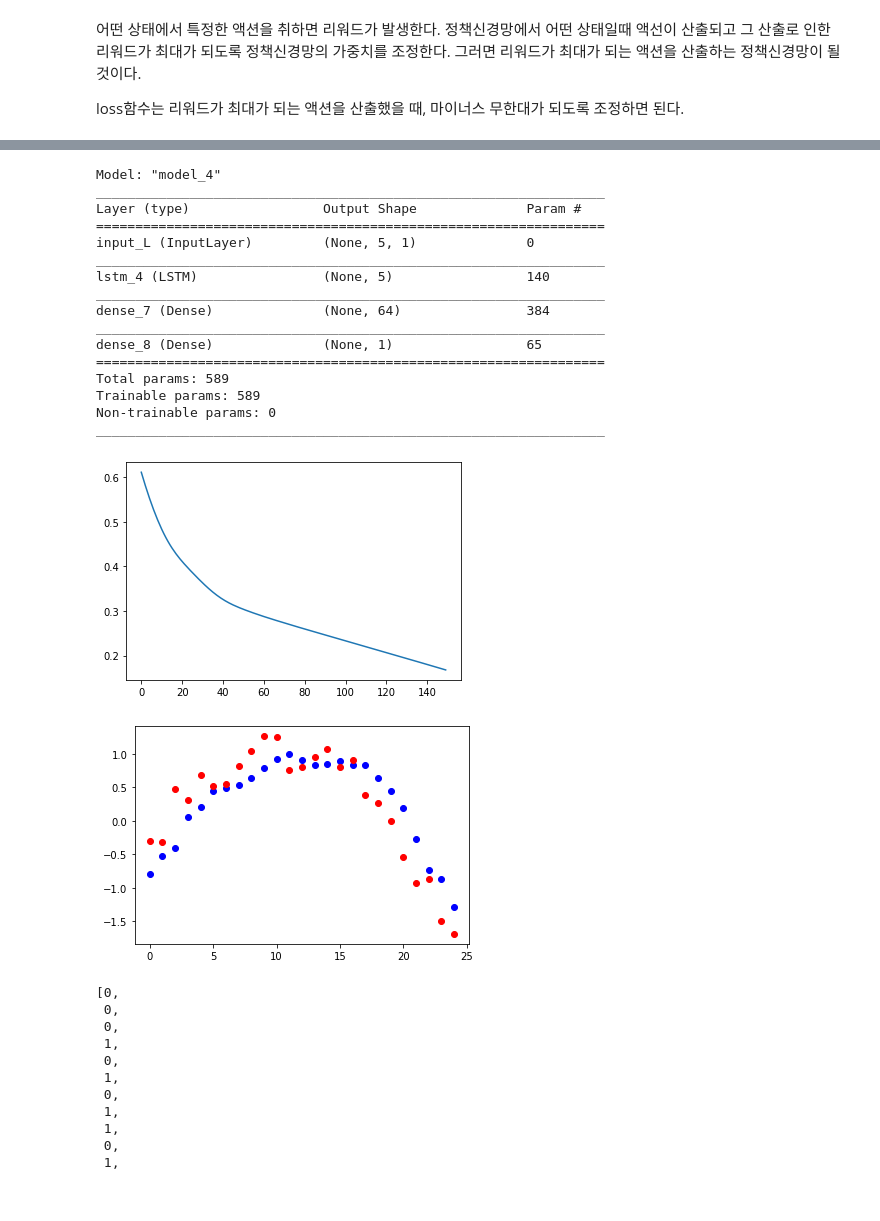
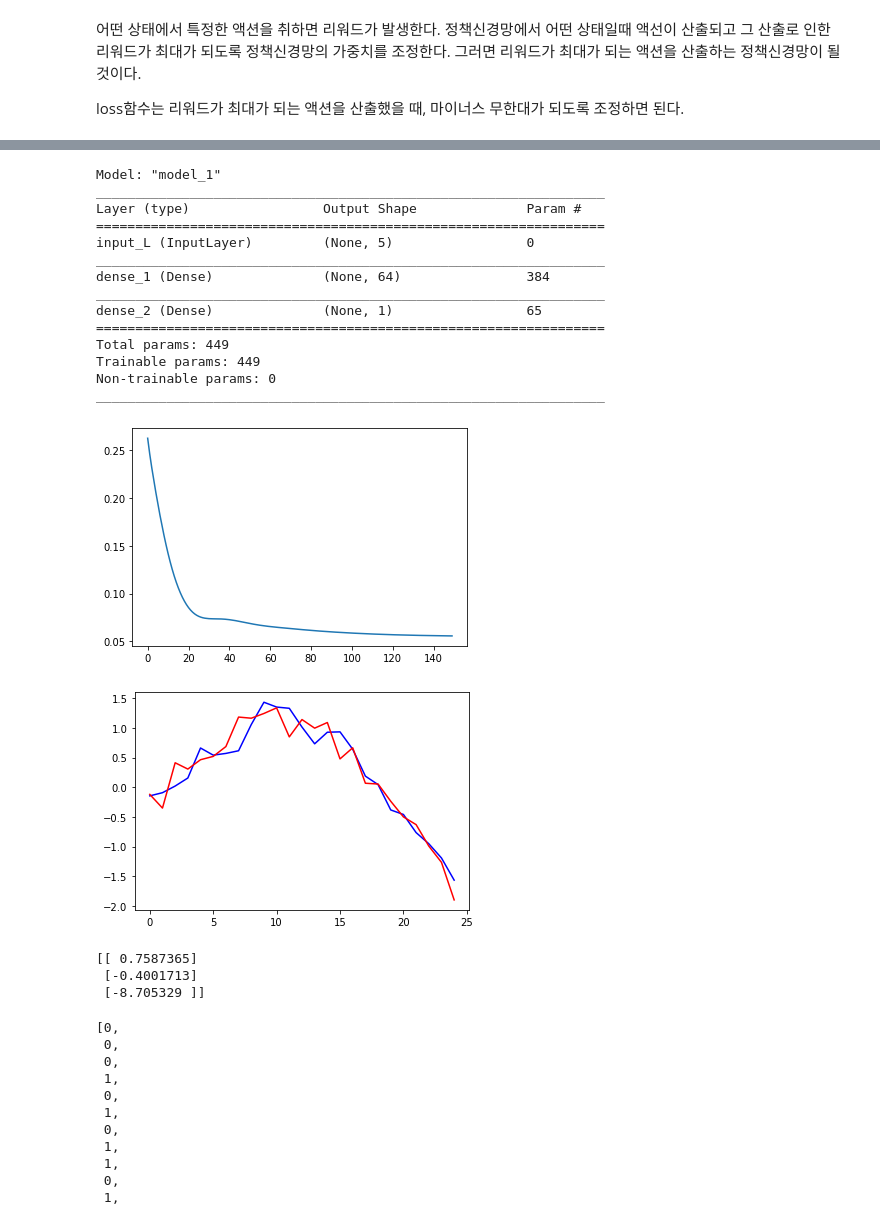
Before and after one commit to sjbaek12/sjbaek12.github.io, a Jupyter notebook: 테스트_강화학습.ipynb, the cells around one changed output, grey strips where cells are left out. Drawn from its saved outputs; the diff is of its cells as text; code cells hidden in the pictures.

```diff
--- a/테스트_강화학습.ipynb
+++ b/테스트_강화학습.ipynb
@@ -57,27 +58,27 @@ import keras.backend as K  # 케라스의 backend를 K. 형식으로 호출하
 # %%
-inp_L = layers.Input(shape=(5,1),name="input_L")
-dense_L = LSTM(5, return_sequences=False)(inp_L)
-dense_L = Dense(64)(dense_L)
+#inp_L = layers.Input(shape=(5,1),name="input_L")
+#dense_L = LSTM(5, return_sequences=False)(inp_L)
+inp_L = layers.Input(shape=(5,),name="input_L")
+#dense_L = Dense(64)(dense_L)
+dense_L = Dense(64)(inp_L)
 output_L = Dense(1)(dense_L)
 
 model_lstm = Model(inputs=inp_L, outputs = output_L)
 # %%
 model_lstm.summary()
 # %% [output]
-Model: "model_4"
+Model: "model_1"
 _________________________________________________________________
 Layer (type)                 Output Shape              Param #
 =================================================================
-input_L (InputLayer)         (None, 5, 1)              0
+input_L (InputLayer)         (None, 5)                 0
 _________________________________________________________________
-lstm_4 (LSTM)                (None, 5)                 140
+dense_1 (Dense)              (None, 64)                384
 _________________________________________________________________
-dense_7 (Dense)              (None, 64)                384
-_________________________________________________________________
-dense_8 (Dense)              (None, 1)                 65
+dense_2 (Dense)              (None, 1)                 65
 =================================================================
-Total params: 589
-Trainable params: 589
+Total params: 449
+Trainable params: 449
 Non-trainable params: 0
 _________________________________________________________________
 # %%
@@ -89,13 +90,24 @@ history_lstm = model_lstm.fit(p_serise, price_lstm, epochs=150, verbose=0)
 plt.plot(history_lstm.history['loss'])
 plt.show()
 # %% [output]
-[figure, old version]
+[figure, new version]
 # %%
-plt.plot(model_lstm.predict(p_serise), 'bo')
-plt.plot(price_lstm, 'ro')
+plt.plot(model_lstm.predict(p_serise), 'b')
+plt.plot(price_lstm, 'r')
 plt.show()
 # %% [output]
-[figure, old version]
+[figure, new version]
+# %%
+test = np.array([[-4.19567895, -2.90260542, -1.19901328, -0.66878054, -0.18498446],
+[-0.19567895, -0.90260542, -1.19901328, -0.66878054, -0.18498446],
+[-0.19567895, -0.90260542, -1.19901328, -2.66878054, -10.18498446],
+])
+a = model_lstm.predict(test)
+print(a)
+# %% [output]
+[[ 0.7587365]
+ [-0.4001713]
+ [-8.705329 ]]
 # %%
 # 랜덤하게 행동들을 만들어낸다. 사실 이건 필요하지 않다.
 
```
Also changed, not shown: parts of 4 cells of this notebook.
